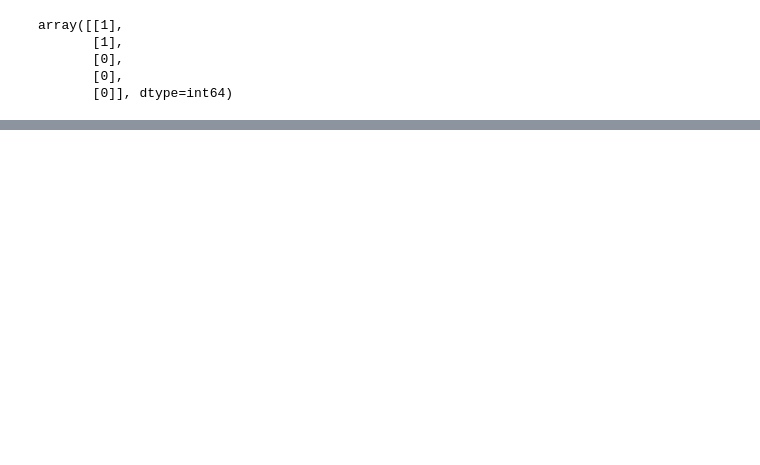
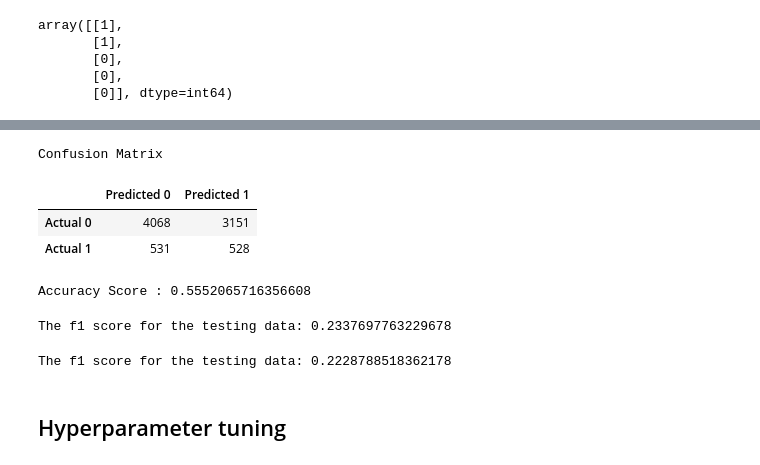
Before and after one commit to lilstanli/project4-team1, a Jupyter notebook: model_engineering_logistic_regression.ipynb, the cells around one changed output, grey strips where cells are left out. Saved outputs shown, nothing was run; the diff lists cells and outputs as text; code cells hidden in the pictures; blank space fills up the shorter version.

```diff
--- a/model_engineering_logistic_regression.ipynb
+++ b/model_engineering_logistic_regression.ipynb
@@ -112,20 +174,12 @@ X_test_scaled = X_scaler.transform(X_test)
 # %%
-#Fitting the Logistic Regression Model
-
-from sklearn.linear_model import LogisticRegression
-
-
-# Assign a random_state parameter of 1 to the model
-logistic_regression_model = LogisticRegression(random_state=42)
-
 # Fit the model using training data# Import the LogisticRegression module from SKLearn
 from sklearn.linear_model import LogisticRegression
 
 # Instantiate the Logistic Regression model
 # Assign a random_state parameter of 1 to the model
-logistic_regression_model = LogisticRegression(random_state=42)
+classifier1 = LogisticRegression(solver='lbfgs',class_weight='balanced',random_state=42)
 
 # Fit the model using training data
-lr_model = logistic_regression_model.fit(X_train, y_train)
+lr_model = classifier1.fit(X_train_scaled, y_train)
 # %%
 # Make a prediction using the testing data
@@ -176,0 +224,31 @@ weighted avg       0.76      0.87      0.82      8278
+# %%
+# Generate a confusion matrix for the model
+testing_matrix = confusion_matrix(y_test, testing_predictions)
+testing_matrix_df = pd.DataFrame(
+    testing_matrix, index=["Actual 0", "Actual 1"], columns=["Predicted 0", "Predicted 1"]
+)
+print("Confusion Matrix")
+display(testing_matrix_df)
+# Calculating the accuracy score
+accuracy_score1 = accuracy_score(y_test, testing_predictions)
+print(f"Accuracy Score : {accuracy_score1}")
+# %% [output]
+Confusion Matrix
+|  | Predicted 0 | Predicted 1 |
+| Actual 0 | 4068 | 3151 |
+| Actual 1 | 531 | 528 |
+Accuracy Score : 0.5552065716356608
+# %%
+#Calculating and printing the f1 score
+from sklearn.metrics import f1_score
+f1_train = f1_score(y_train, training_predictions)
+print('The f1 score for the testing data:', f1_train)
+# %% [output]
+The f1 score for the testing data: 0.2337697763229678
+# %%
+f1_test = f1_score(y_test, testing_predictions)
+print('The f1 score for the testing data:', f1_test)
+# %% [output]
+The f1 score for the testing data: 0.2228788518362178
+# %% [markdown]
+## Hyperparameter tuning
```
Also changed, not shown: parts of 23 cells of this notebook.
